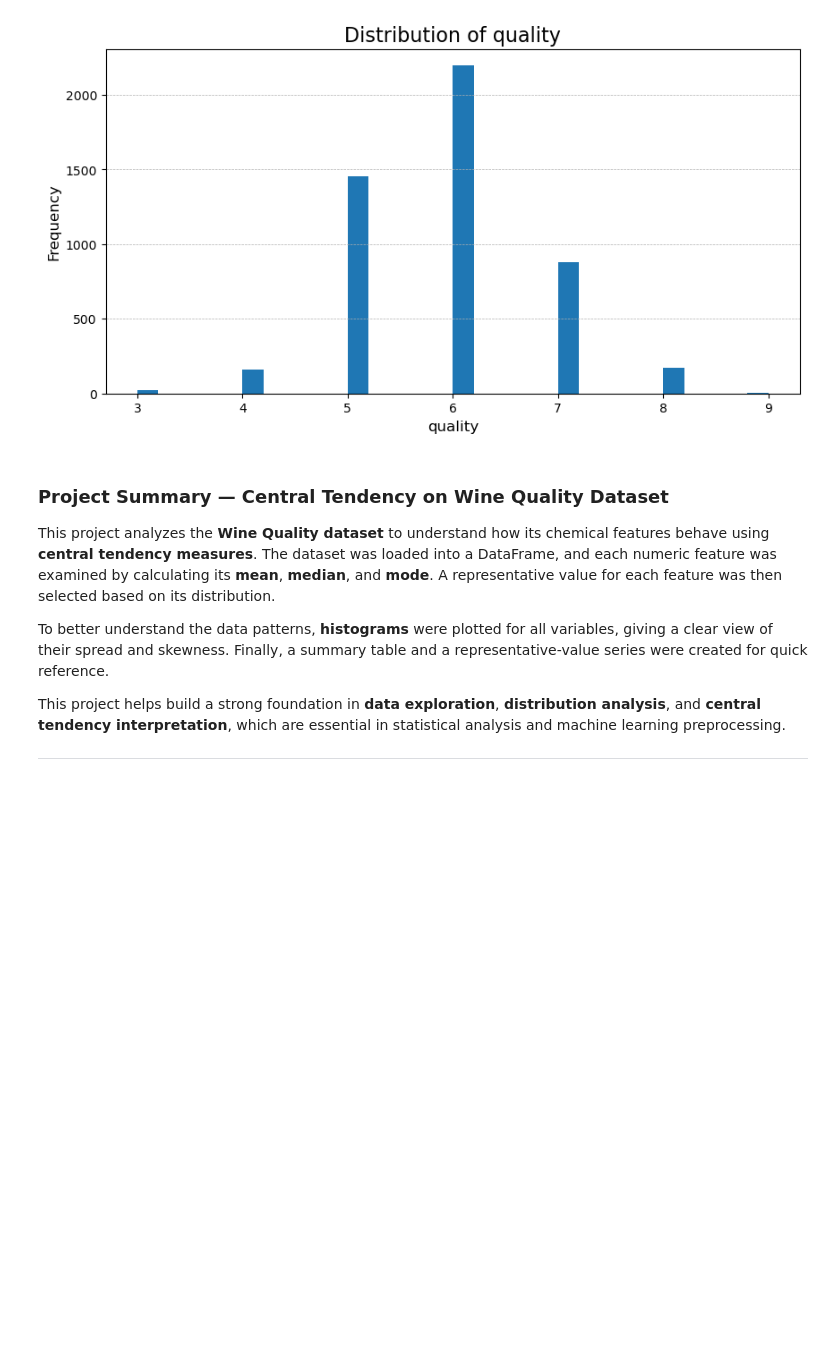
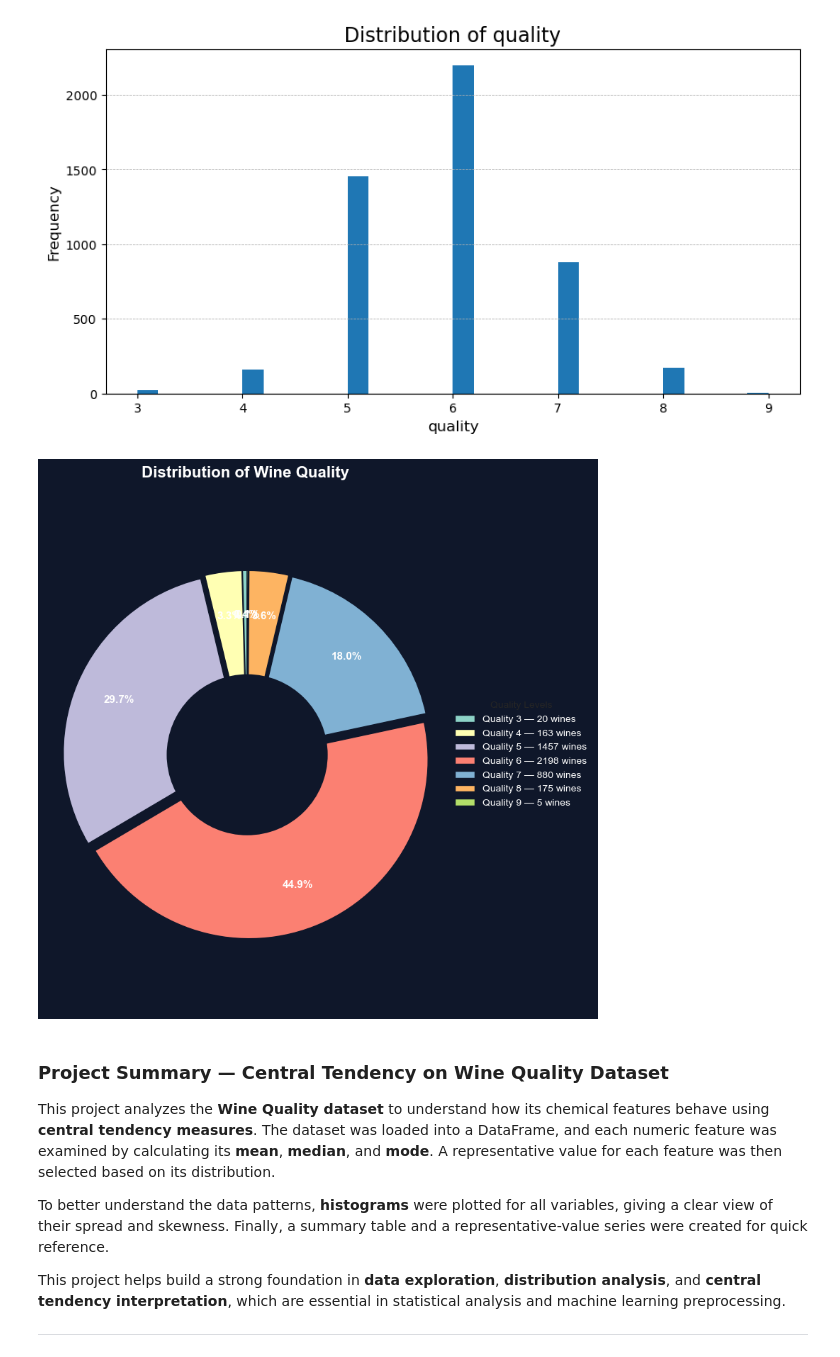
Before and after one commit to Piyu242005/Piyu-ASSIGNMENTS, a Jupyter notebook: Learning Project/Central Tendency Case Study Project/Wine_Central_Tendency_Notebook.ipynb, the cells around one changed output. Cells and saved outputs as stored; diff of their text form; code cells hidden in the pictures; blank space fills up the shorter version.

```diff
--- a/Learning Project/Central Tendency Case Study Project/Wine_Central_Tendency_Notebook.ipynb
+++ b/Learning Project/Central Tendency Case Study Project/Wine_Central_Tendency_Notebook.ipynb
@@ -127,15 +127,49 @@ for col in numeric_cols:
 [figure]
 [figure]
 # %%
-# # --- 2) Pie chart: distribution of quality column (only if it exists) ---
-# if 'quality' in df.columns:
-#     counts = df['quality'].value_counts().sort_index()
+# --- 2) Pie chart: distribution of quality column (only if it exists) ---
+if 'quality' in df.columns:
+    counts = df['quality'].value_counts().sort_index()
 
-#     plt.figure(figsize=(8,8))
-#     plt.pie(counts.values, labels=counts.index.astype(str), autopct='%1.1f%%', startangle=90)
-#     plt.title('Distribution of quality', fontsize=16)
-#     plt.axis('equal')
-#     plt.show()
+    # Styling
+    plt.style.use('seaborn-v0_8-whitegrid')
+    colors = plt.cm.Set3.colors
+    explode = [0.03] * len(counts)
+
+    fig, ax = plt.subplots(figsize=(8, 8), facecolor='#0f172a')
+    wedges, texts, autotexts = ax.pie(
+        counts.values,
+        labels=None,
+        autopct='%1.1f%%',
+        startangle=90,
+        explode=explode,
+        colors=colors,
+        pctdistance=0.75,
+        textprops={'color': 'white', 'weight': 'bold', 'fontsize': 11},
+        wedgeprops={'linewidth': 1, 'edgecolor': '#0f172a'}
+    )
+
+    # Donut hole
+    centre_circle = plt.Circle((0, 0), 0.45, fc='#0f172a')
+    ax.add_artist(centre_circle)
+
+    # Title and legend
+    ax.set_title('Distribution of Wine Quality', fontsize=16, weight='bold', color='white', pad=20)
+    ax.legend(
+        wedges,
+        [f'Quality {q} — {c} wines' for q, c in zip(counts.index, counts.values)],
+        title='Quality Levels',
+        loc='center left',
+        bbox_to_anchor=(1.0, 0.5),
+        frameon=False,
+        labelcolor='white'
+    )
+
+    ax.axis('equal')
+    plt.tight_layout()
+    plt.show()
+# %% [output]
+[figure, added]
 # %% [markdown]
 ### **Project Summary — Central Tendency on Wine Quality Dataset**
 
```
Also changed, not shown: 26 other files.
